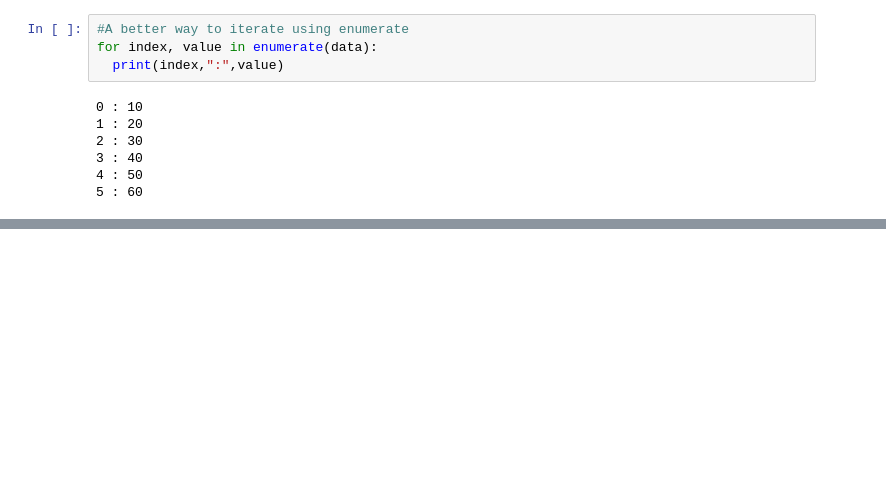
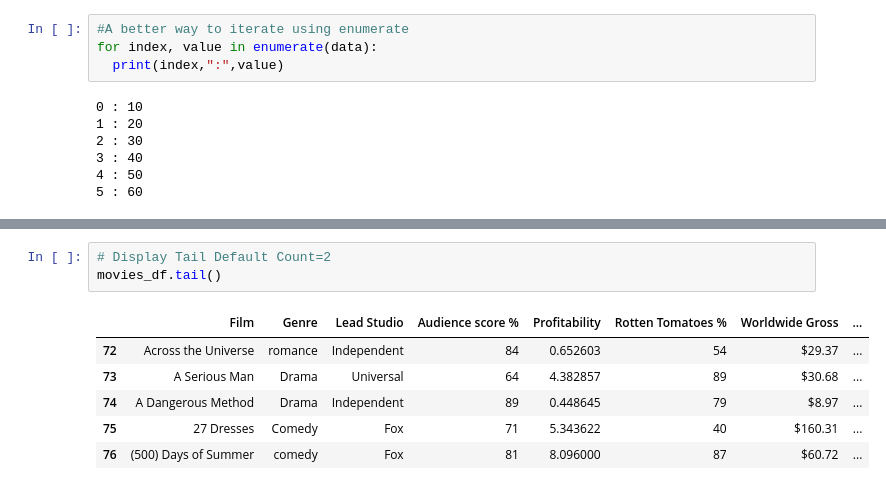
Before and after one commit to vinay2k2/HealthcareBasicsAndImageProcessing, a Jupyter notebook: PandasTemplate.ipynb, the cells around one changed output, grey strips where cells are left out. Drawn from its saved outputs; the diff is of its cells as text; blank space fills up the shorter version.

```diff
--- a/PandasTemplate.ipynb
+++ b/PandasTemplate.ipynb
@@ -77,0 +139,10 @@ for index, value in enumerate(data):
+# %%
+# Display Tail Default Count=2
+movies_df.tail()
+# %% [output]
+|  | Film | Genre | Lead Studio | Audience score % | Profitability | Rotten Tomatoes % | Worldwide Gross | ... |
+| 72 | Across the Universe | romance | Independent | 84 | 0.652603 | 54 | $29.37 | ... |
+| 73 | A Serious Man | Drama | Universal | 64 | 4.382857 | 89 | $30.68 | ... |
+| 74 | A Dangerous Method | Drama | Independent | 89 | 0.448645 | 79 | $8.97 | ... |
+| 75 | 27 Dresses | Comedy | Fox | 71 | 5.343622 | 40 | $160.31 | ... |
+| 76 | (500) Days of Summer | comedy | Fox | 81 | 8.096000 | 87 | $60.72 | ... |
```
Also changed, not shown: parts of 8 cells of this notebook.
